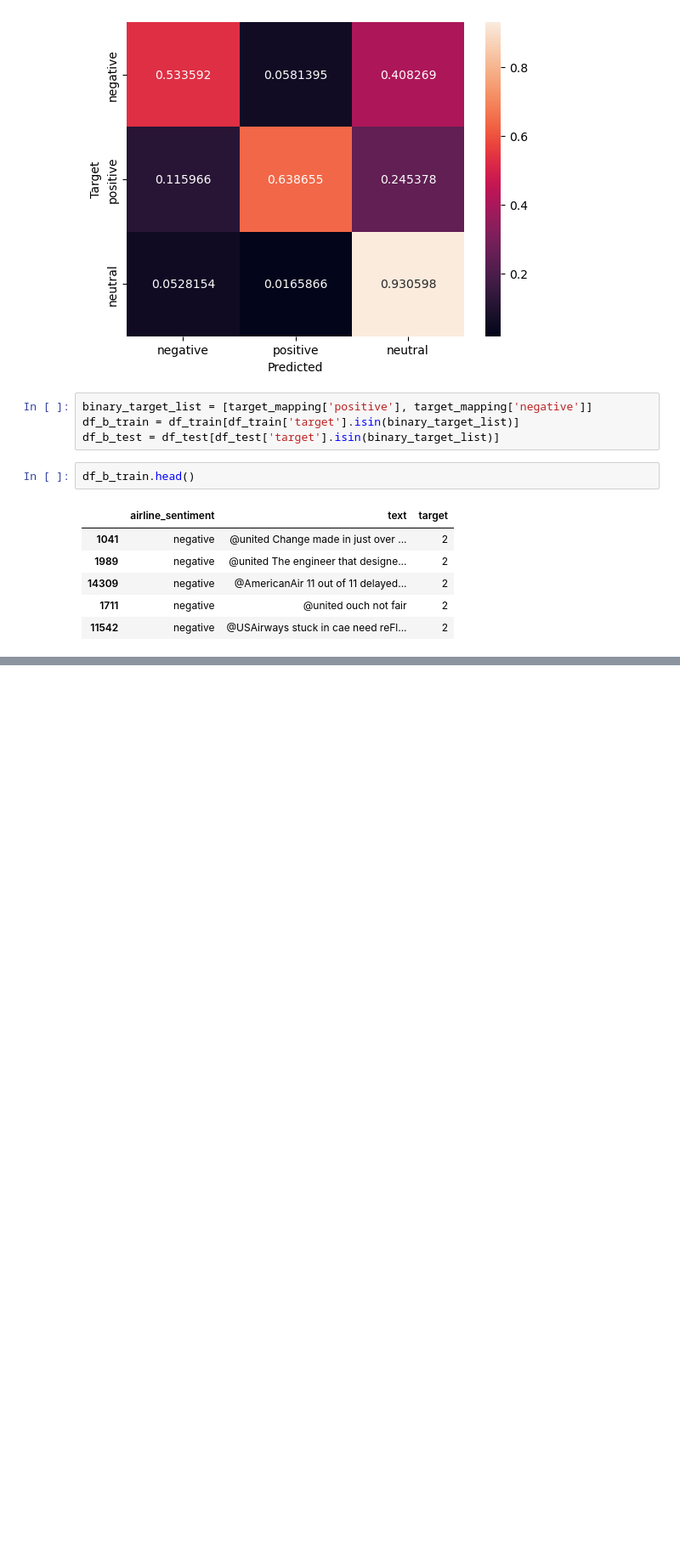
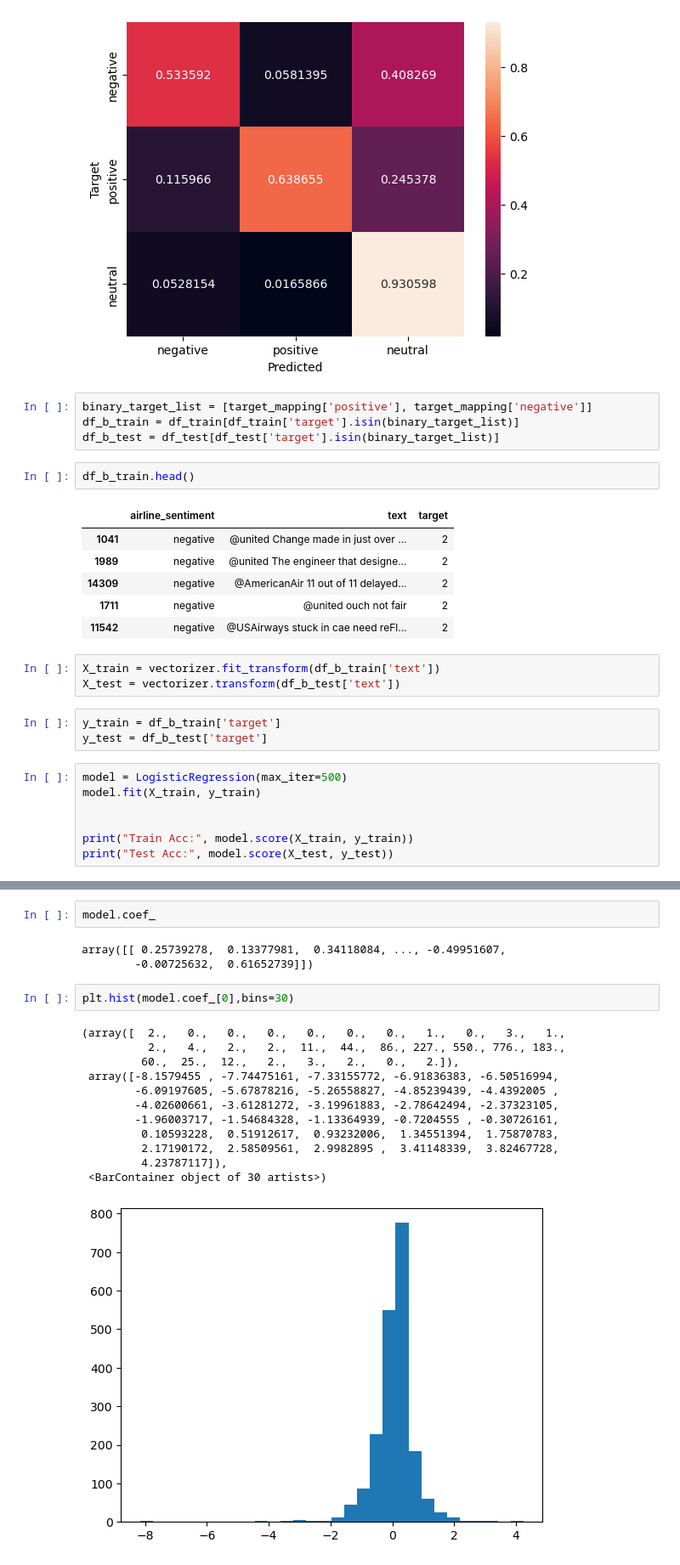
Before and after one commit to MaukanMir/NLP-Course-Docs-, a Jupyter notebook: airline-sentiment.ipynb, the cells around one changed output, grey strips where cells are left out. Shown at 85% size. Drawn from its saved outputs; the diff is of its cells as text; blank space fills up the shorter version.

Commit message:
added new modeling

```diff
--- a/airline-sentiment.ipynb
+++ b/airline-sentiment.ipynb
@@ -203,3 +203,16 @@ df_b_train.head()
 | 14309 | negative | @AmericanAir 11 out of 11 delayed... | 2 |
 | 1711 | negative | @united ouch not fair | 2 |
 | 11542 | negative | @USAirways stuck in cae need reFl... | 2 |
+# %%
+X_train = vectorizer.fit_transform(df_b_train['text'])
+X_test = vectorizer.transform(df_b_test['text'])
+# %%
+y_train = df_b_train['target']
+y_test = df_b_test['target']
+# %%
+model = LogisticRegression(max_iter=500)
+model.fit(X_train, y_train)
+
+
+print("Train Acc:", model.score(X_train, y_train))
+print("Test Acc:", model.score(X_test, y_test))
@@ -205,0 +230,20 @@ df_b_train.head()
+# %%
+model.coef_
+# %% [output]
+array([[ 0.25739278,  0.13377981,  0.34118084, ..., -0.49951607,
+        -0.00725632,  0.61652739]])
+# %%
+plt.hist(model.coef_[0],bins=30)
+# %% [output]
+(array([  2.,   0.,   0.,   0.,   0.,   0.,   0.,   1.,   0.,   3.,   1.,
+          2.,   4.,   2.,   2.,  11.,  44.,  86., 227., 550., 776., 183.,
+         60.,  25.,  12.,   2.,   3.,   2.,   0.,   2.]),
+ array([-8.1579455 , -7.74475161, -7.33155772, -6.91836383, -6.50516994,
+        -6.09197605, -5.67878216, -5.26558827, -4.85239439, -4.4392005 ,
+        -4.02600661, -3.61281272, -3.19961883, -2.78642494, -2.37323105,
+        -1.96003717, -1.54684328, -1.13364939, -0.7204555 , -0.30726161,
+         0.10593228,  0.51912617,  0.93232006,  1.34551394,  1.75870783,
+         2.17190172,  2.58509561,  2.9982895 ,  3.41148339,  3.82467728,
+         4.23787117]),
+ <BarContainer object of 30 artists>)
+[figure, added]
```
Also changed, not shown: parts of 2 cells of this notebook.
